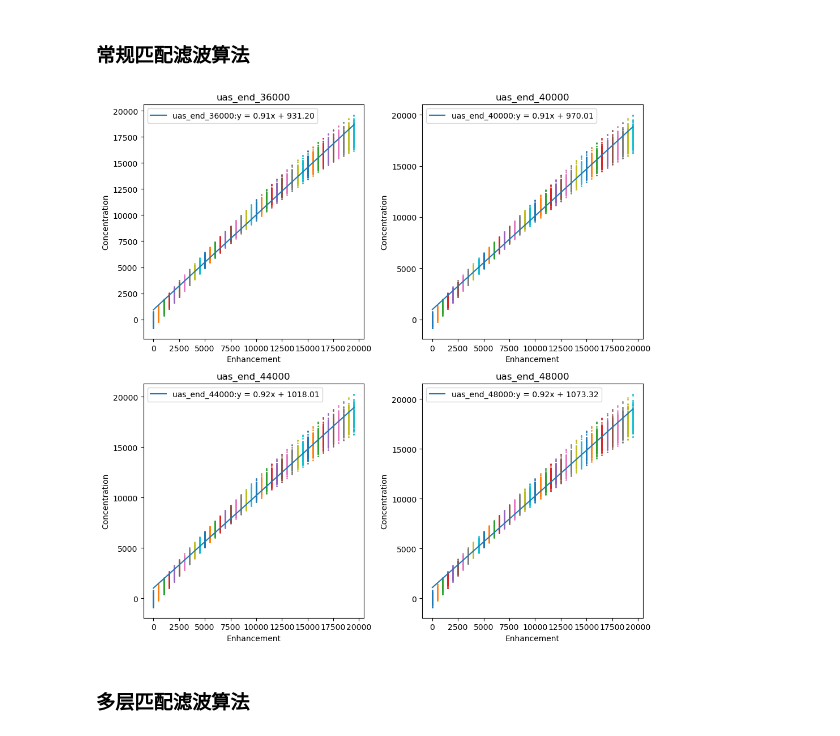
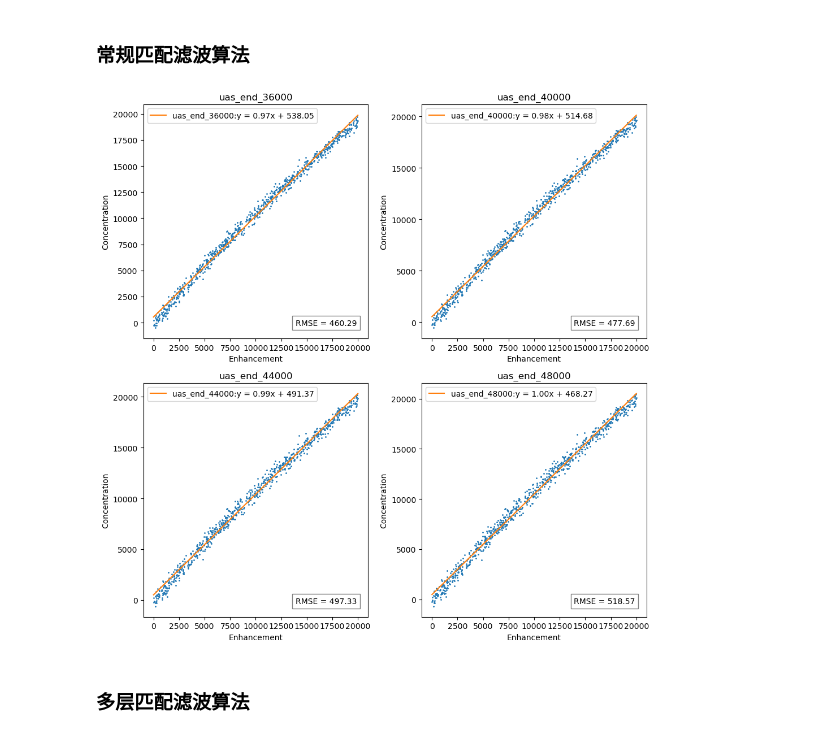
Before and after one commit to Emeric53/MF, a Jupyter notebook: MatchedFilter/algorithm_modification.ipynb, the cells around one changed output. Saved outputs shown, nothing was run; the diff lists cells and outputs as text; code cells hidden in the pictures.

```diff
--- a/MatchedFilter/algorithm_modification.ipynb
+++ b/MatchedFilter/algorithm_modification.ipynb
@@ -1156,19 +1181,17 @@ def imagelevel_test2_2():
             _,uas = gu.generate_range_uas_AHSI(i,i+interval,2150,2500)
             uaslist.append(uas)
 
-        enhancements = np.arange(0,20000,500)
         ax1 = axf[axindex]
         resultlist = []
-        for enhancement in enhancements:
-            simulated_image,enhanced_mask,unenhanced_mask = enhancement_2perc(enhancement)
-            # 使用匹配滤波算法计算浓度增强
-            result = ML_matched_filter_with_fixed_bg(base_radiance,simulated_image, uaslist)
-            enhanced = result[enhanced_mask]
-            unenhanced = result[unenhanced_mask]
-            resultlist.append(np.mean(enhanced))
-            ax1.plot(enhancement*np.ones(len(enhanced)), enhanced, marker='o', markersize = 1, linestyle='None')
 
-        polyfit_plot(enhancements,resultlist,ax1,"multi-layer matched filter")
+        simulated_image,enhanced_mask,unenhanced_mask, random_enhancement_values  = enhancement_2perc()
+        # 使用匹配滤波算法计算浓度增强
+        result = ML_matched_filter_with_fixed_bg(base_radiance,simulated_image, uaslist)
+        enhanced = result[enhanced_mask]
+        unenhanced = result[unenhanced_mask]
+
+        ax1.plot(random_enhancement_values, enhanced, marker='o', markersize = 1, linestyle='None')
+        polyfit_plot(random_enhancement_values,enhanced,ax1,"multi-layer matched filter")
         set_plot_details(ax1, f"uas_interval_{interval}", "Enhancement", "Concentration")
         axindex += 1
     plt.tight_layout()
@@ -1248,40 +1268,46 @@ resultlist1,resultlist2 = imagelevel_test2_12()
 # %%
 def imagelevel_test2_3():
     """
     测试随机 2% 像素的统一浓度的甲烷浓度增强反演结果，
     背景光谱未知，使用不同的匹配滤波算法或者参数,并绘制浓度曲线图和bias曲线图
     使用不同的单位吸收光谱
     """
     # 读取 AHSI 单位吸收谱
     fig,axes = plt.subplots(2,2,figsize=(10,10))
     axf = axes.flatten()
     axindex = 0
     for end in range(36000,50000,4000):
         ax = axf[axindex]
         # 读取单位吸收光谱
         _,uas = gu.generate_range_uas_AHSI(0,end,2150,2500)
-        enhancements = np.arange(0,20000,500)
-        resultlist = []
-        for enhancement in enhancements:
-            simulated_image,enhanced_mask,unenhanced_mask = enhancement_2perc(enhancement)
-            result = mf.matched_filter(simulated_image, uas, iterate = False, albedoadjust=False, sparsity= False)
-            enhanced = result[enhanced_mask]
-            unenhanced = result[unenhanced_mask]
-            resultlist.append(np.mean(enhanced))
-            ax.plot(enhancement*np.ones(len(enhanced)), enhanced, marker='o', markersize = 1, linestyle='None')
-        polyfit_plot(enhancements,resultlist,ax,f"uas_end_{end}")
 
+        simulated_image,enhanced_mask,unenhanced_mask,random_enhancement_values = enhancement_2perc()
+        result = mf.matched_filter(simulated_image, uas, iterate = False, albedoadjust=False, sparsity= False)
+        enhanced = result[enhanced_mask]
+        unenhanced = result[unenhanced_mask]
+        ax.plot(random_enhancement_values, enhanced, marker='o', markersize = 1, linestyle='None')
+        polyfit_plot(random_enhancement_values,enhanced,ax,f"uas_end_{end}")
+
+        # 计算 RMSE
+        slope, intercept = np.polyfit(random_enhancement_values, enhanced, 1)
+        predicted = slope * random_enhancement_values + intercept
+        rmse = np.sqrt(mean_squared_error(enhanced, predicted))
+
+        # 在图中添加 RMSE 注释框
+        ax.text(0.95, 0.05, f'RMSE = {rmse:.2f}', transform=ax.transAxes,
+        fontsize=10, verticalalignment='bottom', horizontalalignment='right',
+        bbox=dict(facecolor='white', alpha=0.5))
         set_plot_details(ax, f"uas_end_{end}", "Enhancement", "Concentration")
         axindex += 1
 
     plt.tight_layout()
     plt.show()
 
     return resultlist
 
 resultlist = imagelevel_test2_3()
 # %% [output]
-[figure, old version]
+[figure, new version]
 # %% [markdown]
 ### 多层匹配滤波算法
 # %%
```
Also changed, not shown: parts of 8 cells of this notebook.
